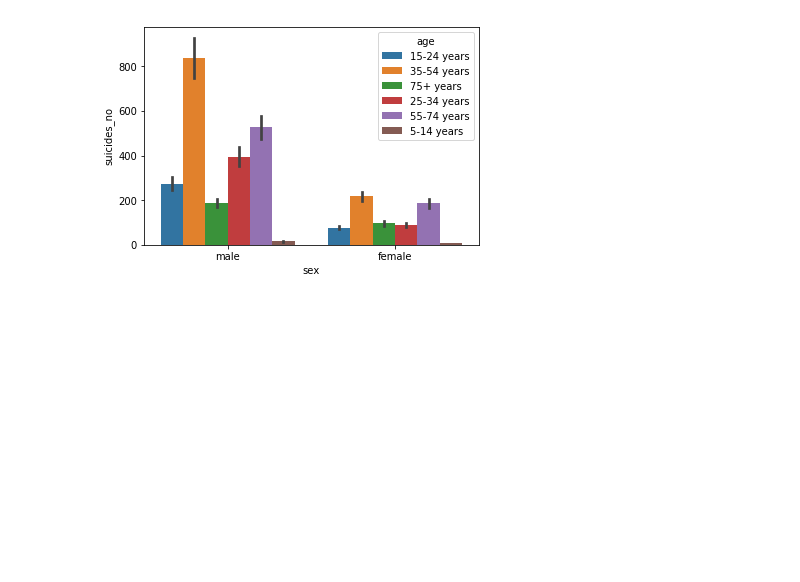
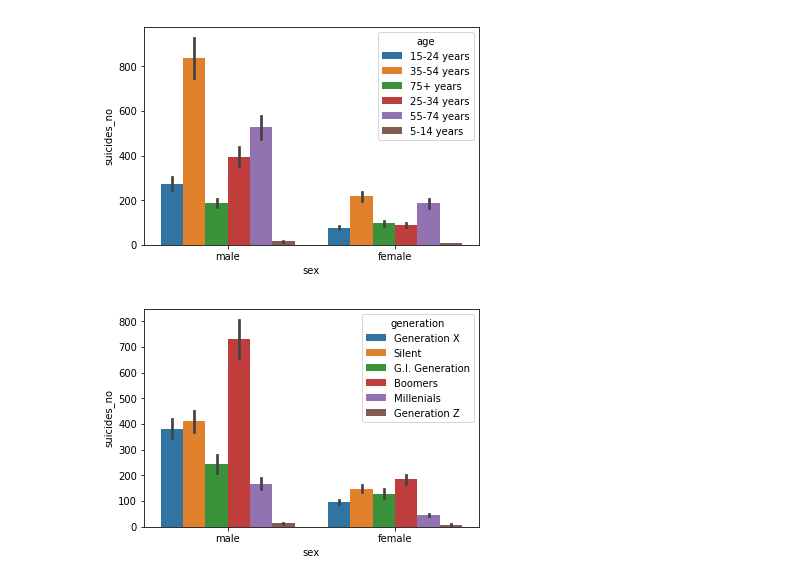
Before and after one commit to damikanye/capstone-project, a Jupyter notebook: Capstone project.ipynb, the cells around one changed output. Drawn from its saved outputs; the diff is of its cells as text; code cells hidden in the pictures; blank space fills up the shorter version.

```diff
--- a/Capstone project.ipynb
+++ b/Capstone project.ipynb
@@ -59,3 +64,8 @@ _ = sns.heatmap(df.corr(), annot=True)
 p = sns.barplot(x='sex', y='suicides_no', hue='age', data=df)
 # %% [output]
 [figure]
+# %%
+#The numbers of suicides commited by the people of different generations across both the genders
+p = sns.barplot(x='sex', y='suicides_no', hue='generation', data=df)
+# %% [output]
+[figure, added]
```
Also changed, not shown: parts of 6 cells of this notebook, 8 other files.
